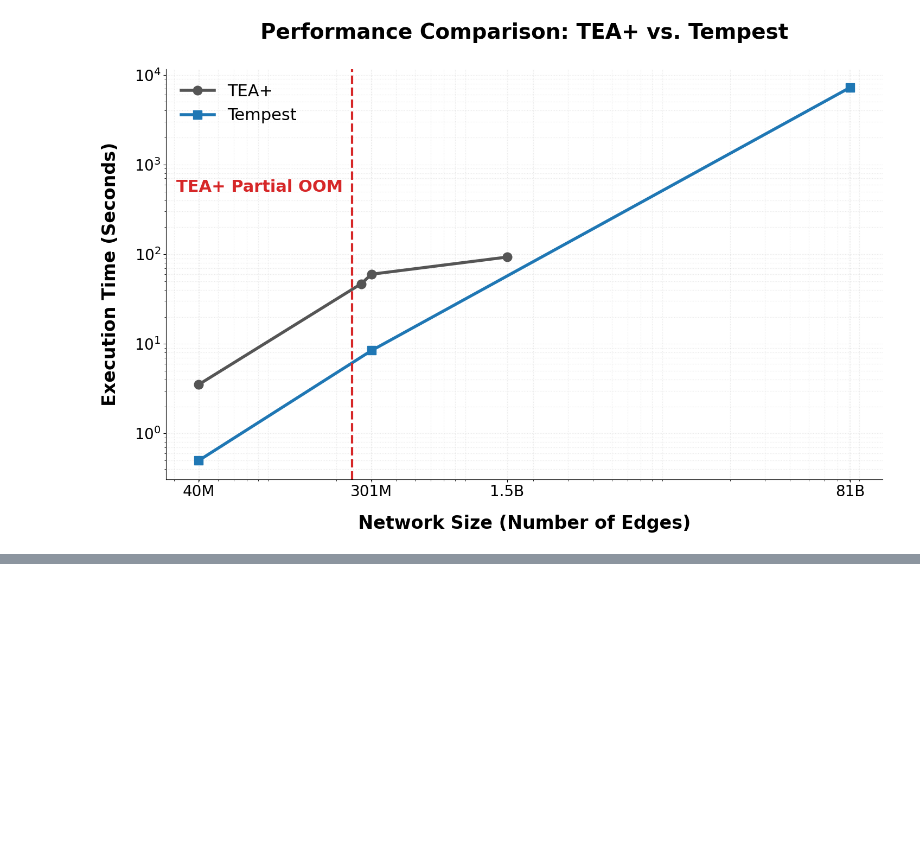
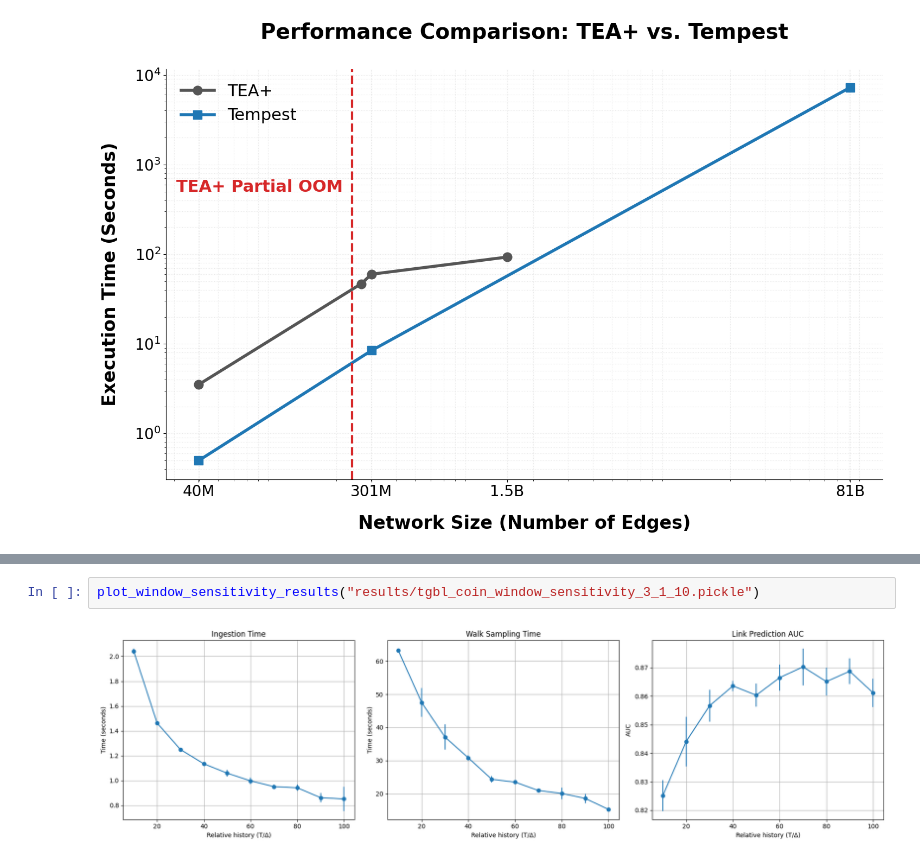
Before and after one commit to ashfaq1701/temporal-random-walk-test, a Jupyter notebook: walk_distribution_test.ipynb, the cells around one changed output, grey strips where cells are left out. Saved outputs shown, nothing was run; the diff lists cells and outputs as text; blank space fills up the shorter version.

Commit message:
Added new plots

```diff
--- a/walk_distribution_test.ipynb
+++ b/walk_distribution_test.ipynb
@@ -261,0 +315,4 @@ plt.savefig('tempest_reveal_final.png', dpi=300)
+# %%
+plot_window_sensitivity_results("results/tgbl_coin_window_sensitivity_3_1_10.pickle")
+# %% [output]
+[figure, added]
```
Also changed, not shown: parts of 5 cells of this notebook, 2 other files.
